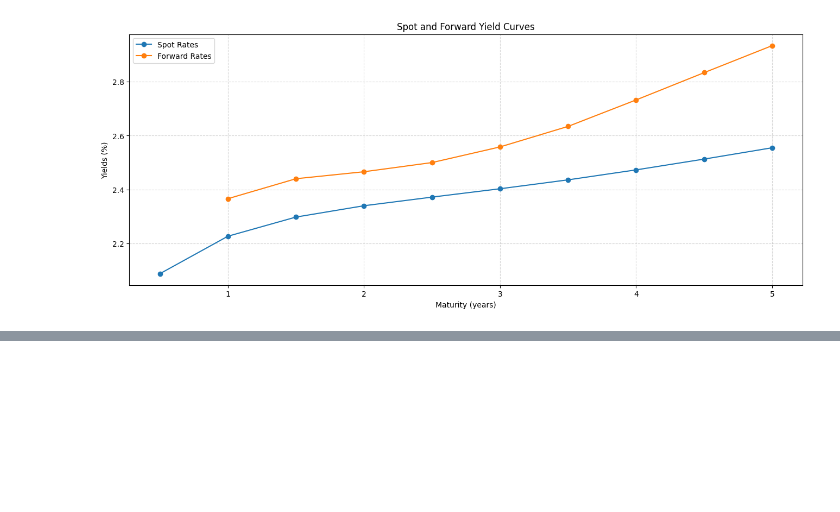
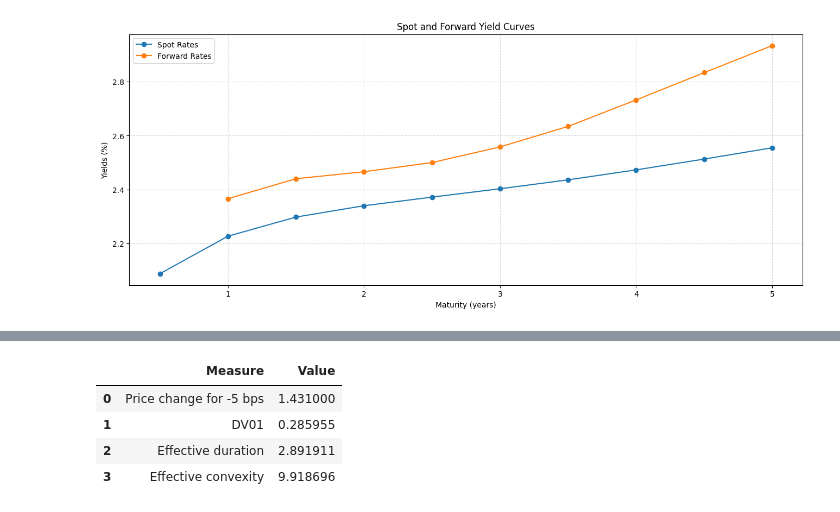
Before and after one commit to emschutt/QuantitativeFinance, a Jupyter notebook: RiskManagement/Project_2/Bonds&Yields.ipynb, the cells around one changed output, grey strips where cells are left out. Saved outputs shown, nothing was run; the diff lists cells and outputs as text; code cells hidden in the pictures; blank space fills up the shorter version.

```diff
--- a/RiskManagement/Project_2/Bonds&Yields.ipynb
+++ b/RiskManagement/Project_2/Bonds&Yields.ipynb
@@ -250,0 +411,35 @@ plt.show()
+# %%
+base_price = bond_price_from_ytm(ytm)
+
+price_minus_5bp = bond_price_from_ytm(ytm - 0.0005)
+price_minus_1bp = bond_price_from_ytm(ytm - 0.0001)
+price_plus_1bp = bond_price_from_ytm(ytm + 0.0001)
+
+price_change_5bp = price_minus_5bp - base_price
+dv01 = (price_minus_1bp - price_plus_1bp) / 2
+
+delta_y = 0.0055
+price_down = bond_price_from_ytm(ytm - delta_y)
+price_up = bond_price_from_ytm(ytm + delta_y)
+
+effective_duration = (price_down - price_up) / (2 * base_price * delta_y)
+effective_convexity = (price_down + price_up - 2 * base_price) / (base_price * delta_y ** 2)
+
+risk_df = pd.DataFrame({
+    'Measure': [
+        'Price change for -5 bps',
+        'DV01',
+        'Effective duration',
+        'Effective convexity'
+    ],
+    'Value': [price_change_5bp, dv01, effective_duration, effective_convexity]
+})
+
+risk_df['Value'] = risk_df['Value'].round(6)
+risk_df
+# %% [output]
+|  | Measure | Value |
+| 0 | Price change for -5 bps | 1.431000 |
+| 1 | DV01 | 0.285955 |
+| 2 | Effective duration | 2.891911 |
+| 3 | Effective convexity | 9.918696 |
```
Also changed, not shown: parts of 11 cells of this notebook.
